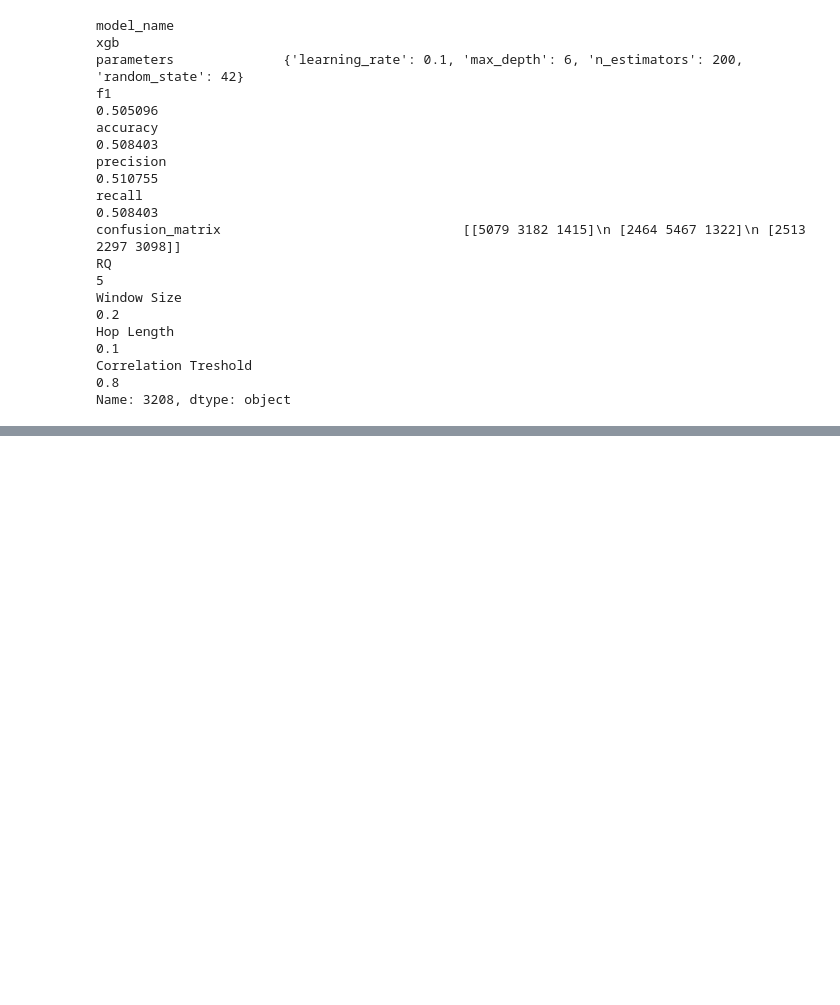
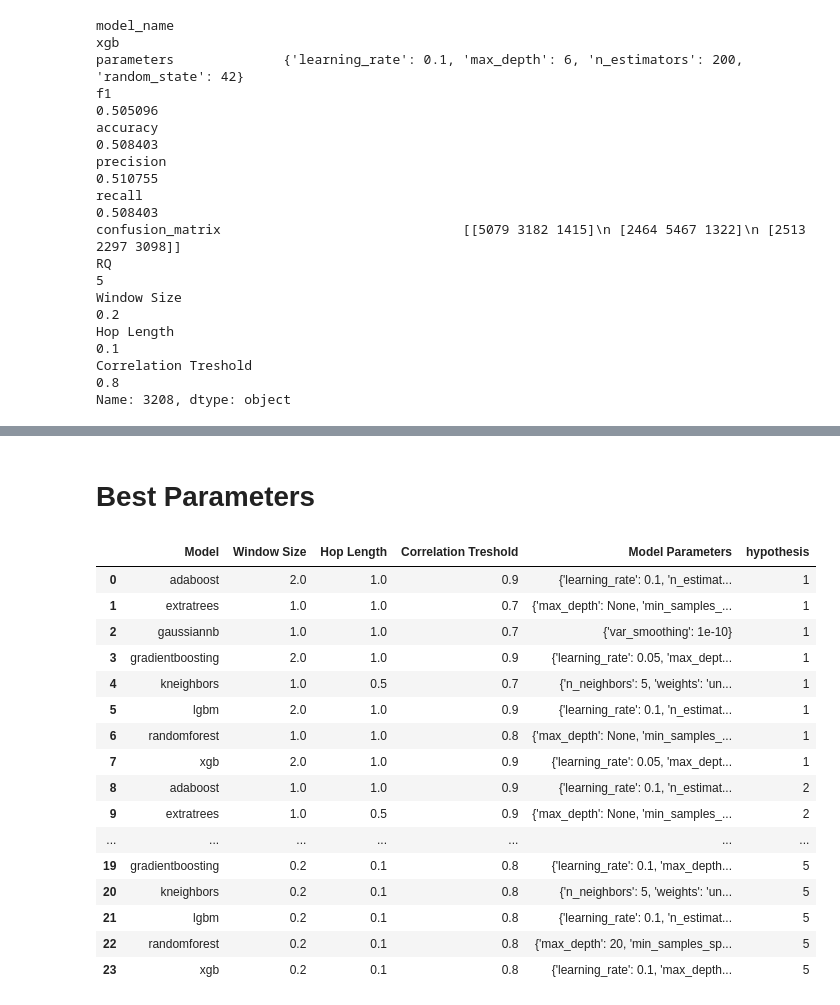
Before and after one commit to alvaro-francisco-gil/plant-reactivity-analysis, a Jupyter notebook: notebooks/7. EDA - Check Experiment Results.ipynb, the cells around one changed output, grey strips where cells are left out. Saved outputs shown, nothing was run; the diff lists cells and outputs as text; code cells hidden in the pictures; blank space fills up the shorter version.

```diff
--- a/notebooks/7. EDA - Check Experiment Results.ipynb
+++ b/notebooks/7. EDA - Check Experiment Results.ipynb
@@ -57,6 +57,8 @@ columns= ['model_name', 'Window Size', 'Hop Length', 'Correlation Treshold', 'pa
 best_combinations= best_combinations[columns]
 column_names= ['Model', 'Window Size', 'Hop Length', 'Correlation Treshold', 'Model Parameters']
 best_combinations.columns= column_names
+best_comb_rq = {}
+best_comb_rq[1]= best_combinations
 best_combinations.head(10)
 # %% [output]
 |  | Model | Window Size | Hop Length | Correlation Treshold | Model Parameters |
@@ -173,6 +175,7 @@ columns= ['model_name', 'Window Size', 'Hop Length', 'Correlation Treshold', 'pa
 best_combinations= best_combinations[columns]
 column_names= ['Model', 'Window Size', 'Hop Length', 'Correlation Treshold', 'Model Parameters']
 best_combinations.columns= column_names
+best_comb_rq[2]= best_combinations
 best_combinations.head(10)
 # %% [output]
 |  | Model | Window Size | Hop Length | Correlation Treshold | Model Parameters |
@@ -297,6 +300,7 @@ columns= ['model_name', 'Window Size', 'Hop Length', 'Correlation Treshold', 'pa
 best_combinations= best_combinations[columns]
 column_names= ['Model', 'Window Size', 'Hop Length', 'Correlation Treshold', 'Model Parameters']
 best_combinations.columns= column_names
+best_comb_rq[5]= best_combinations
 best_combinations.head(10)
 # %% [output]
 |  | Model | Window Size | Hop Length | Correlation Treshold | Model Parameters |
@@ -411,14 +378,26 @@ evaluate_model(test_df, model, 'target')
-# %%
-
-"""
-# Read the CSV file into a pandas DataFrame
-df = pd.read_csv(file_path)
-
-# Filter out rows where the 'model' column is 'logisticregression'
-filtered_df = df[df['model_name'] != 'logisticregression']
-
-# Save the filtered DataFrame to a new CSV file
-filtered_df.to_csv(file_path, index=False)
-
-print("Filtered CSV saved successfully.")
-"""
+# %% [markdown]
+# Best Parameters
+# %%
+for key, df in best_comb_rq.items():
+    df['hypothesis'] = key
+
+parameters_df = pd.concat(best_comb_rq.values(), ignore_index=True)
+parameters_df.head(30)
+# %% [output]
+|  | Model | Window Size | Hop Length | Correlation Treshold | Model Parameters | hypothesis |
+| 0 | adaboost | 2.0 | 1.0 | 0.9 | {'learning_rate': 0.1, 'n_estimat... | 1 |
+| 1 | extratrees | 1.0 | 1.0 | 0.7 | {'max_depth': None, 'min_samples_... | 1 |
+| 2 | gaussiannb | 1.0 | 1.0 | 0.7 | {'var_smoothing': 1e-10} | 1 |
+| 3 | gradientboosting | 2.0 | 1.0 | 0.9 | {'learning_rate': 0.05, 'max_dept... | 1 |
+| 4 | kneighbors | 1.0 | 0.5 | 0.7 | {'n_neighbors': 5, 'weights': 'un... | 1 |
+| 5 | lgbm | 2.0 | 1.0 | 0.9 | {'learning_rate': 0.1, 'n_estimat... | 1 |
+| 6 | randomforest | 1.0 | 1.0 | 0.8 | {'max_depth': None, 'min_samples_... | 1 |
+| 7 | xgb | 2.0 | 1.0 | 0.9 | {'learning_rate': 0.05, 'max_dept... | 1 |
+| 8 | adaboost | 1.0 | 1.0 | 0.9 | {'learning_rate': 0.1, 'n_estimat... | 2 |
+| 9 | extratrees | 1.0 | 0.5 | 0.9 | {'max_depth': None, 'min_samples_... | 2 |
+| ... | ... | ... | ... | ... | ... | ... |
+| 19 | gradientboosting | 0.2 | 0.1 | 0.8 | {'learning_rate': 0.1, 'max_depth... | 5 |
+| 20 | kneighbors | 0.2 | 0.1 | 0.8 | {'n_neighbors': 5, 'weights': 'un... | 5 |
+| 21 | lgbm | 0.2 | 0.1 | 0.8 | {'learning_rate': 0.1, 'n_estimat... | 5 |
+| 22 | randomforest | 0.2 | 0.1 | 0.8 | {'max_depth': 20, 'min_samples_sp... | 5 |
+| 23 | xgb | 0.2 | 0.1 | 0.8 | {'learning_rate': 0.1, 'max_depth... | 5 |
```
Also changed, not shown: parts of 10 cells of this notebook, 18 other files.
